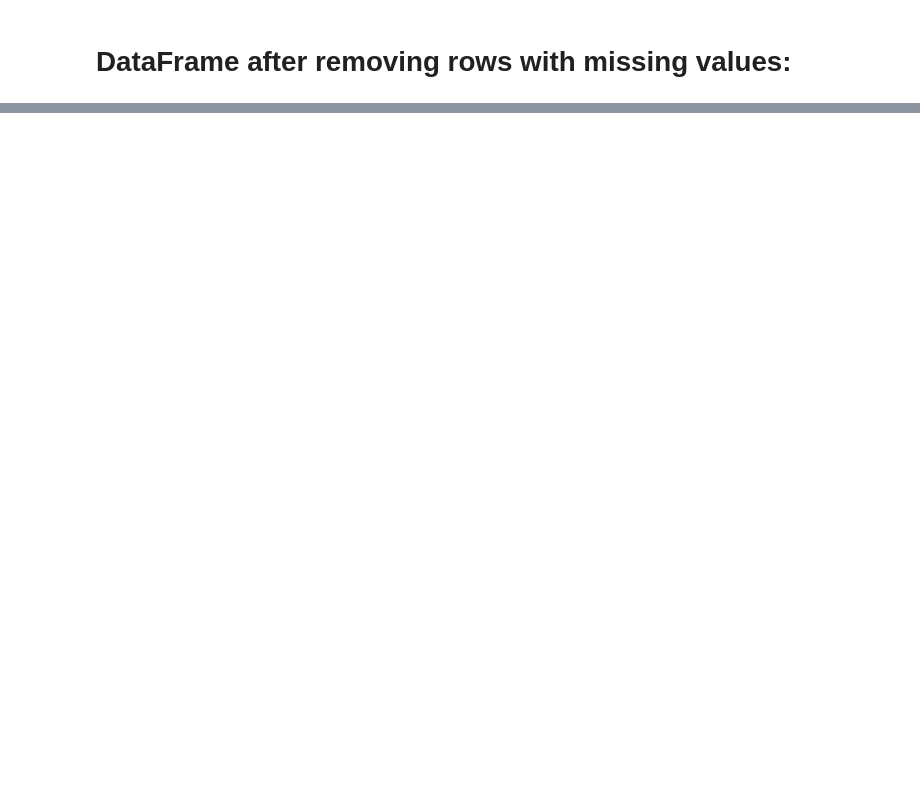
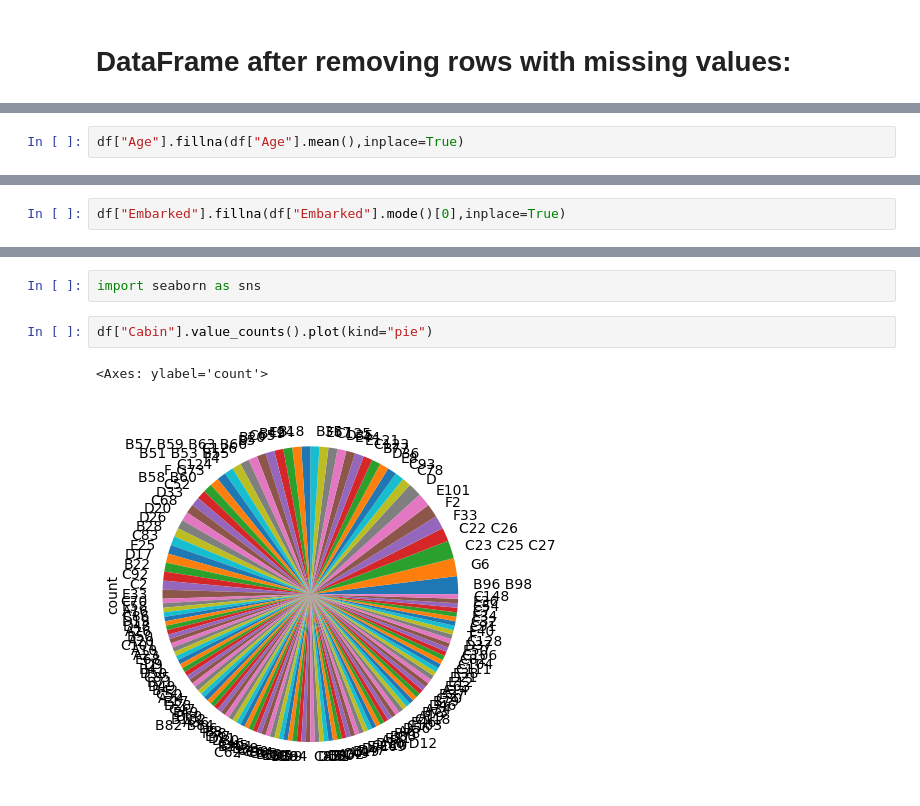
Before and after one commit to subhajit20/Learning-ML, a Jupyter notebook: Removal of Missing Values (Manual).ipynb, the cells around one changed output, grey strips where cells are left out. Drawn from its saved outputs; the diff is of its cells as text; blank space fills up the shorter version.

```diff
--- a/Removal of Missing Values (Manual).ipynb
+++ b/Removal of Missing Values (Manual).ipynb
@@ -102,0 +132,2 @@ df.sample(5)
+# %%
+df["Age"].fillna(df["Age"].mean(),inplace=True)
@@ -102,0 +158,2 @@ df.sample(5)
+# %%
+df["Embarked"].fillna(df["Embarked"].mode()[0],inplace=True)
@@ -102,0 +176,7 @@ df.sample(5)
+# %%
+import seaborn as sns
+# %%
+df["Cabin"].value_counts().plot(kind="pie")
+# %% [output]
+<Axes: ylabel='count'>
+[figure, added]
```
Also changed, not shown: parts of 13 cells of this notebook.
